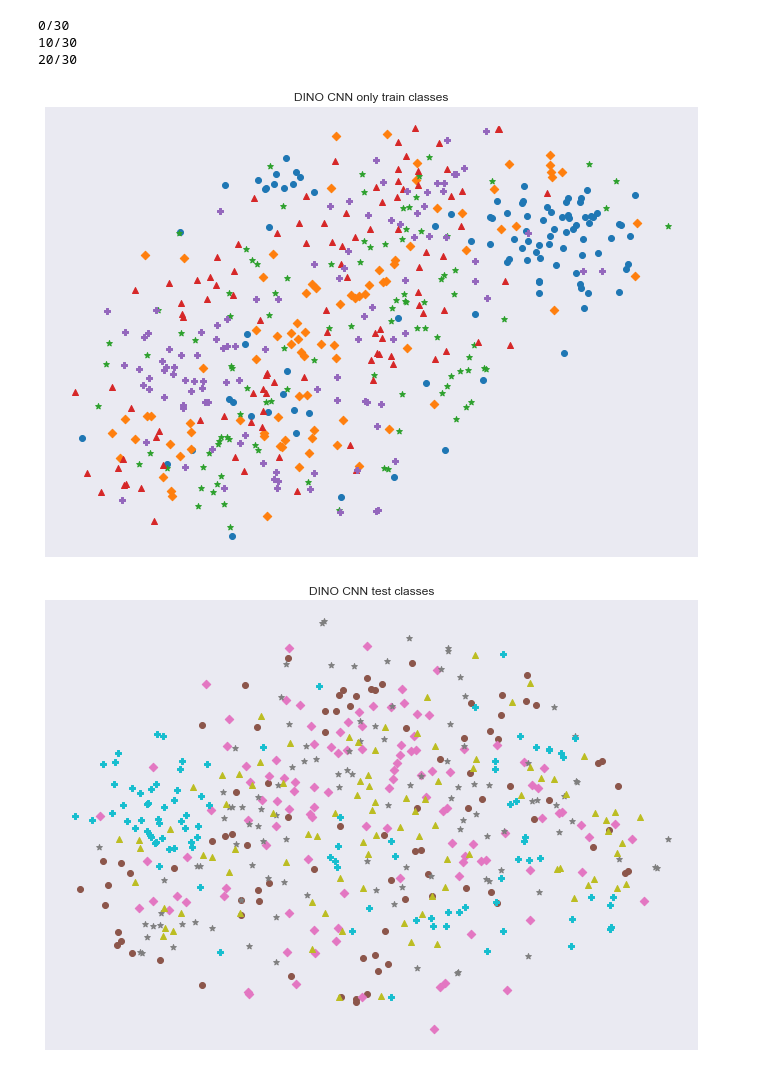
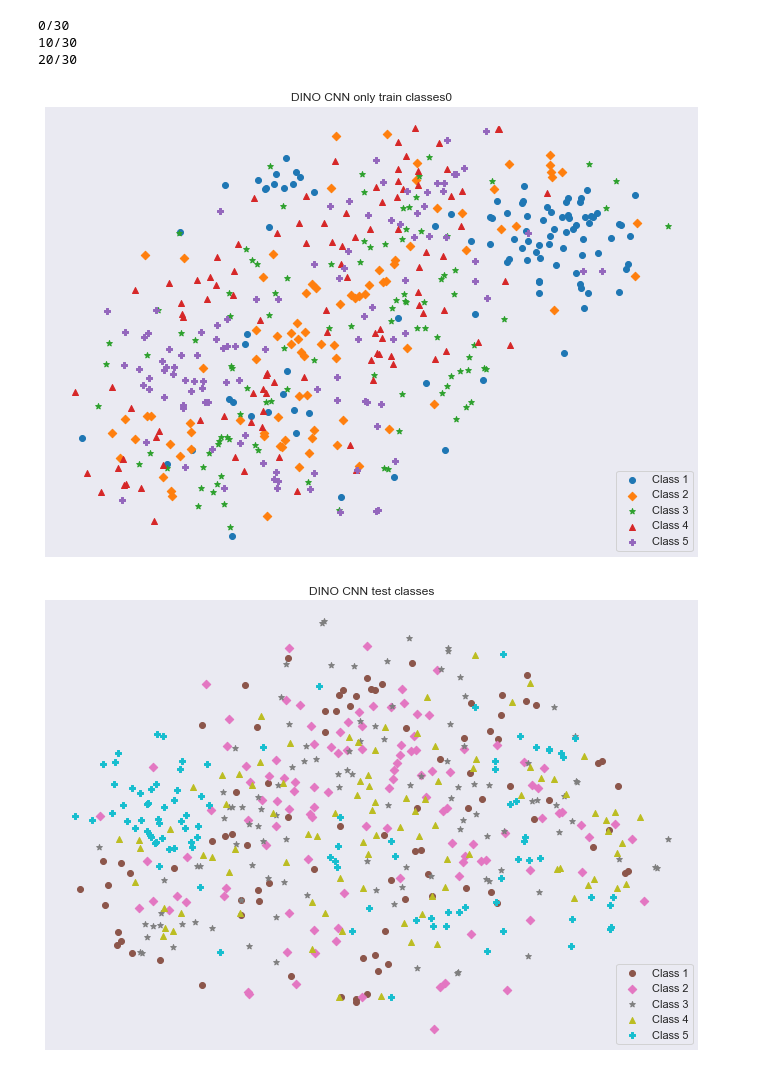
Before and after one commit to ojss/SAMPTransfer, a Jupyter notebook: dino_analysis.ipynb, the cells around one changed output. Saved outputs shown, nothing was run; the diff lists cells and outputs as text; code cells hidden in the pictures.

```diff
--- a/dino_analysis.ipynb
+++ b/dino_analysis.ipynb
@@ -35,3 +44,7 @@ testset = LabelledDataset('miniimagenet', conf["datapath"],
                           'test', test_classes)
 trainloader = DataLoader(trainset, shuffle=False, batch_size=100)
 testloader = DataLoader(testset, shuffle=False, batch_size=100)
+# %%
+idl = iter(trainloader)
+# %%
+x, y = next(idl)
@@ -104,7 +121,7 @@ def plot2d(X_2d, y,colors=None, title=None, save_as=None):
     ax.set_xticks([])
     ax.set_yticks([])
     sns.despine(left=True, bottom=True)
-    #plt.legend(loc='lower right')
+    plt.legend(loc='lower right')
     if save_as:
         plt.savefig(save_as, bbox_inches = 'tight',
             pad_inches = 0)
@@ -118,16 +135,16 @@ sns.set_theme()
 # %%
 with warnings.catch_warnings():
     warnings.simplefilter("ignore")
     plot2d(X_2d=X_cnn_2d_train,
            y=y_cnn_5_train,
            colors=colors[:5],
-           title="DINO CNN only train classes")
+           title="DINO CNN only train classes0")
 # %% [output]
-[figure, old version]
+[figure, new version]
 # %%
 plot2d(X_2d=X_cnn_2d_test,
        y=y_cnn_5_test,
        colors=colors[5:],
        title="DINO CNN test classes")
 # %% [output]
-[figure, old version]
+[figure, new version]
```
Also changed, not shown: parts of 6 cells of this notebook, 1 other file.
